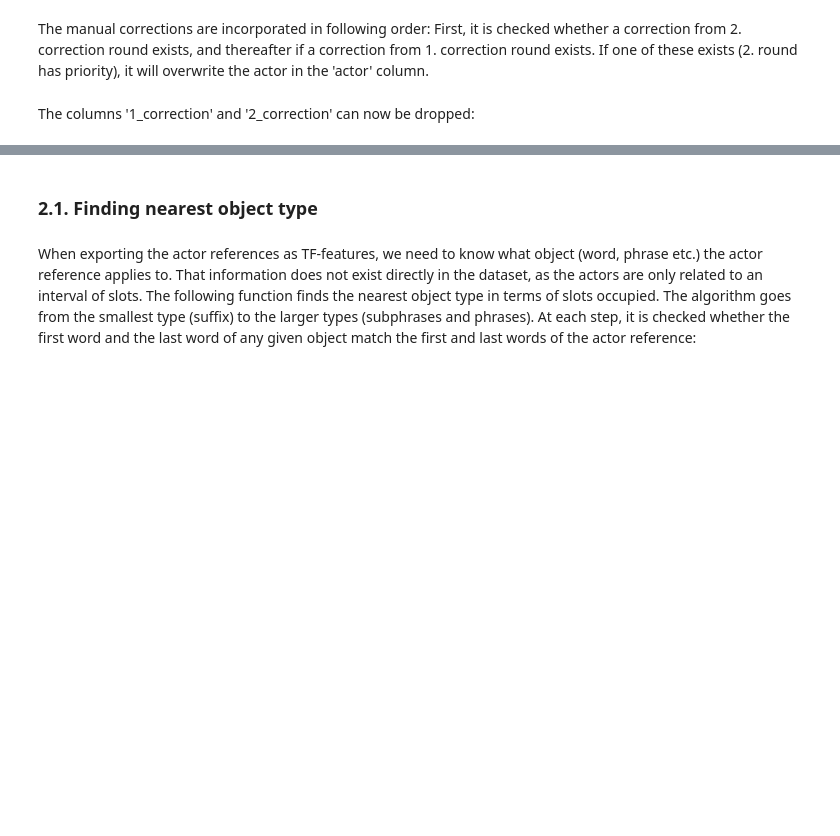
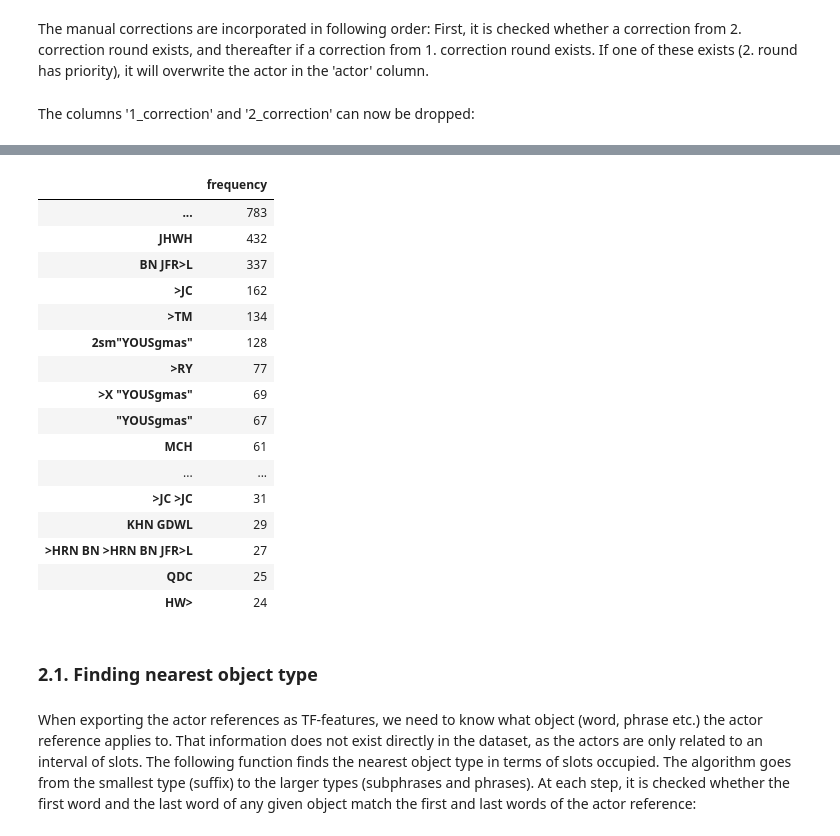
Before and after one commit to ch-jensen/participants, a Jupyter notebook: 3_Exporting actors as TF-features.ipynb, the cells around one changed output, grey strips where cells are left out. Cells and saved outputs as stored; diff of their text form; code cells hidden in the pictures; blank space fills up the shorter version.

```diff
--- a/3_Exporting actors as TF-features.ipynb
+++ b/3_Exporting actors as TF-features.ipynb
@@ -145,6 +172,30 @@ data
 | 4091 | B-JD MCH | Leviticus | 26 | 46 | 529382 | NTN | B JD MCH | ... | ... | ... |
 | 4092 | MCH | Leviticus | 26 | 46 | 529382 | NTN | MCH | 0sm=MCH | MCH | ... |
 4092 rows × 13 columns
+# %%
+actor = data.actor
+counter = collections.Counter(actor)
+df = pd.DataFrame.from_dict(counter, orient='index')
+df.columns = ['frequency']
+df.sort_values(by='frequency', ascending=False)[:21]
+# %% [output]
+|  | frequency |
+| ... | 783 |
+| JHWH | 432 |
+| BN JFR>L | 337 |
+| >JC | 162 |
+| >TM | 134 |
+| 2sm"YOUSgmas" | 128 |
+| >RY | 77 |
+| >X "YOUSgmas" | 69 |
+| "YOUSgmas" | 67 |
+| MCH | 61 |
+| ... | ... |
+| >JC >JC | 31 |
+| KHN GDWL | 29 |
+| >HRN BN >HRN BN JFR>L | 27 |
+| QDC | 25 |
+| HW> | 24 |
 # %% [markdown]
 ### 2.1. Finding nearest object type
 # %% [markdown]
```
Also changed, not shown: parts of 23 cells of this notebook, 5 other files.
